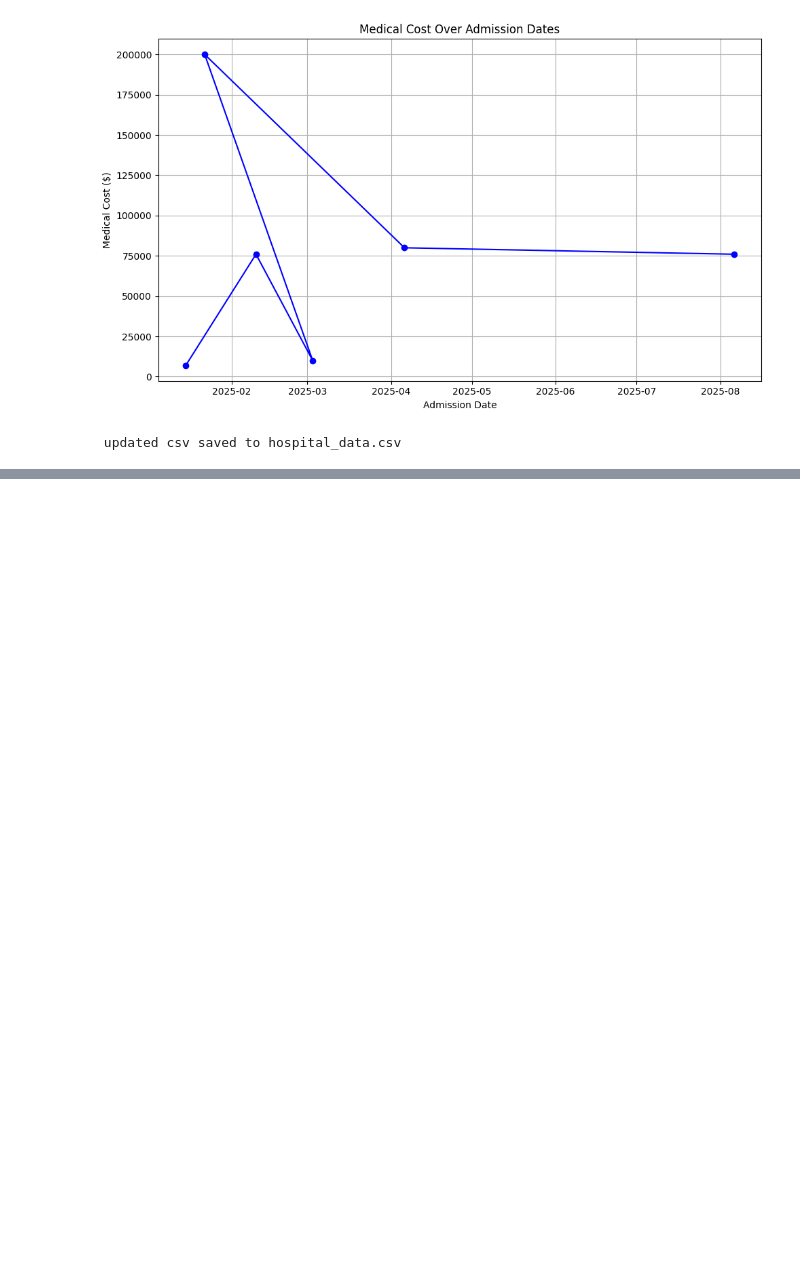
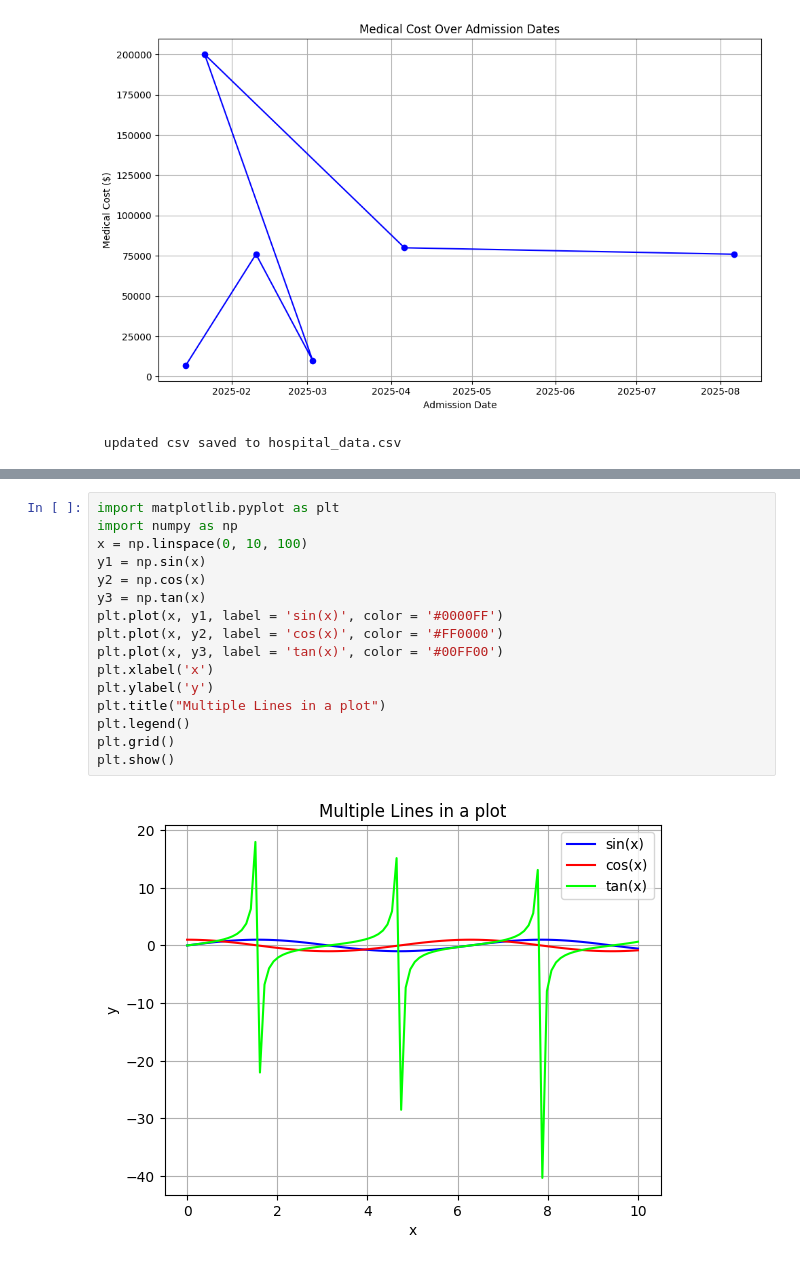
Before and after one commit to KodaliSuchitraKamala/Wipro_Training, a Jupyter notebook: Matplotlib.ipynb, the cells around one changed output, grey strips where cells are left out. Drawn from its saved outputs; the diff is of its cells as text; blank space fills up the shorter version.

```diff
--- a/Matplotlib.ipynb
+++ b/Matplotlib.ipynb
@@ -266,0 +272,18 @@ Name: Bill, dtype: float64
+# %%
+import matplotlib.pyplot as plt
+import numpy as np
+x = np.linspace(0, 10, 100)
+y1 = np.sin(x)
+y2 = np.cos(x)
+y3 = np.tan(x)
+plt.plot(x, y1, label = 'sin(x)', color = '#0000FF')
+plt.plot(x, y2, label = 'cos(x)', color = '#FF0000')
+plt.plot(x, y3, label = 'tan(x)', color = '#00FF00')
+plt.xlabel('x')
+plt.ylabel('y')
+plt.title("Multiple Lines in a plot")
+plt.legend()
+plt.grid()
+plt.show()
+# %% [output]
+[figure, added]
```
Also changed, not shown: parts of 29 cells of this notebook.
